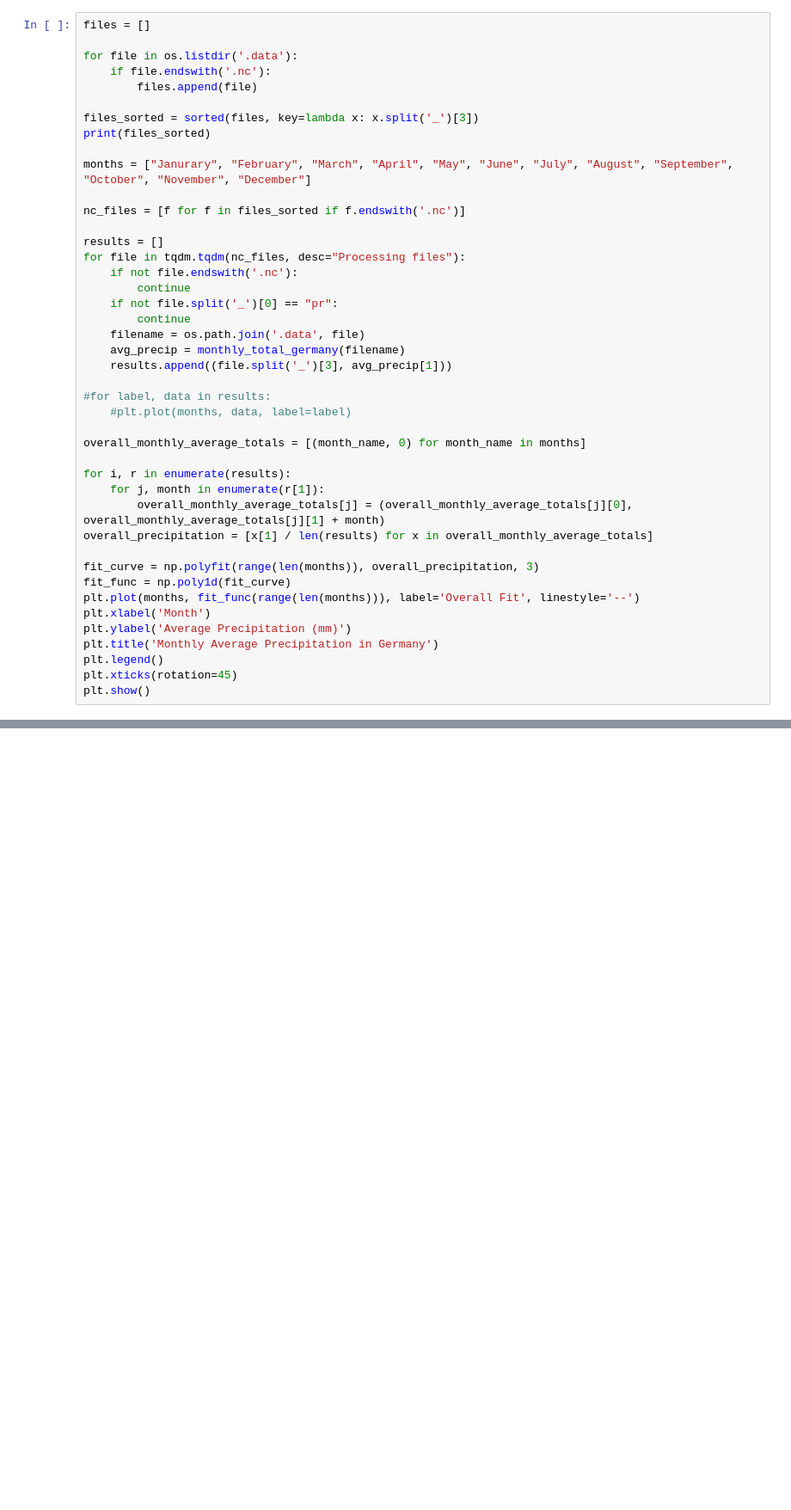
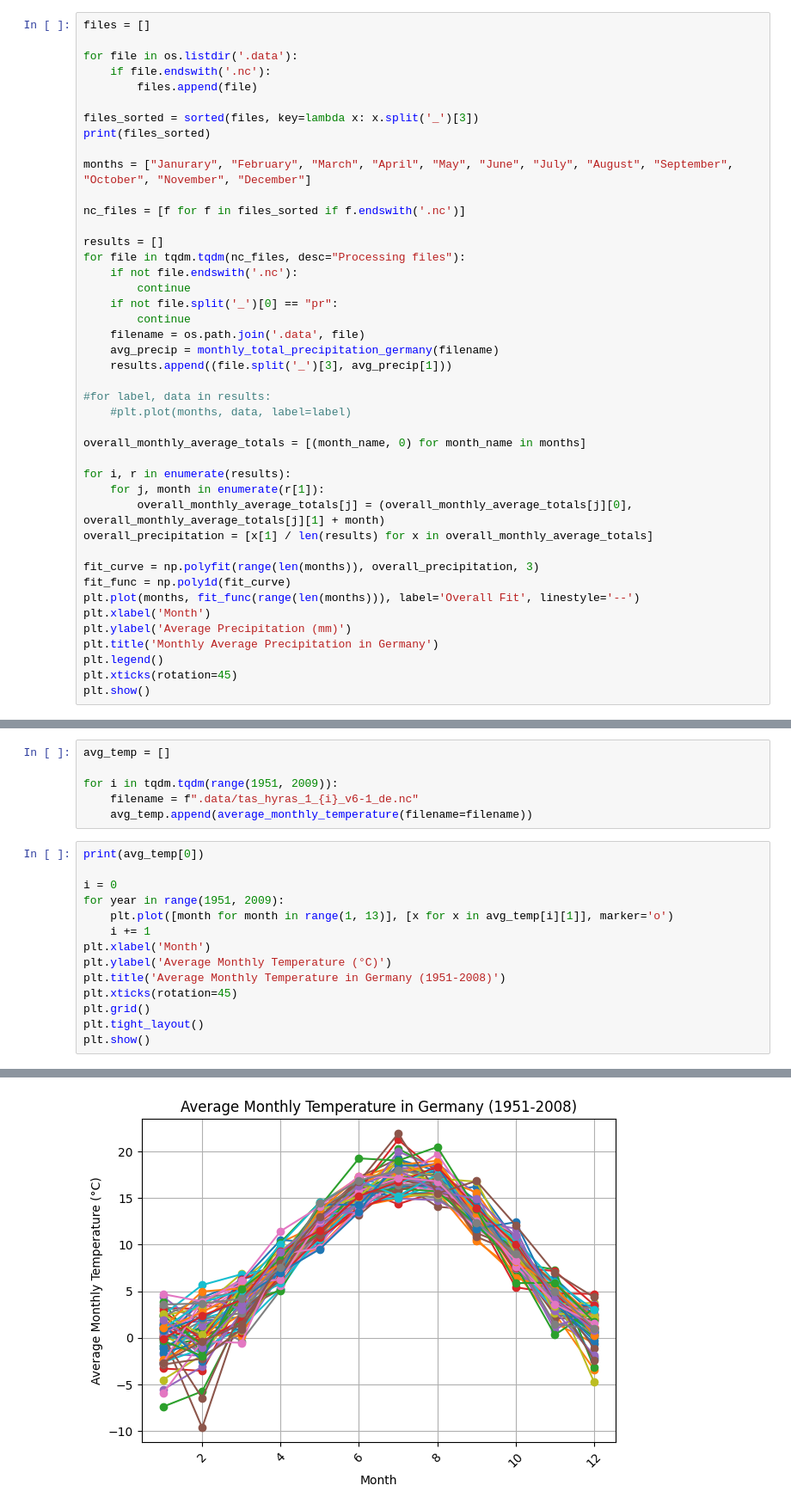
Before and after one commit to gespel/CropYieldModel, a Jupyter notebook: main.ipynb, the cells around one changed output, grey strips where cells are left out. Shown at 86% size. Cells and saved outputs as stored; diff of their text form; blank space fills up the shorter version.

Commit message:
feat(main.ipynb): Adding average monthly temperature graph

```diff
--- a/main.ipynb
+++ b/main.ipynb
@@ -25,7 +25,7 @@ for file in tqdm.tqdm(nc_files, desc="Processing files"):
     if not file.split('_')[0] == "pr":
         continue
     filename = os.path.join('.data', file)
-    avg_precip = monthly_total_germany(filename)
+    avg_precip = monthly_total_precipitation_germany(filename)
     results.append((file.split('_')[3], avg_precip[1]))
 
 #for label, data in results:
@@ -260,3 +260,24 @@ plt.xticks(rotation=45)
   Text(340000000.0, 0, '3.4'),
   Text(360000000.0, 0, '3.6')])
 [figure]
+# %%
+avg_temp = []
+
+for i in tqdm.tqdm(range(1951, 2009)):
+    filename = f".data/tas_hyras_1_{i}_v6-1_de.nc"
+    avg_temp.append(average_monthly_temperature(filename=filename))
+# %%
+print(avg_temp[0])
+
+i = 0
+for year in range(1951, 2009):
+    plt.plot([month for month in range(1, 13)], [x for x in avg_temp[i][1]], marker='o')
+    i += 1
+plt.xlabel('Month')
+plt.ylabel('Average Monthly Temperature (°C)')
+plt.title('Average Monthly Temperature in Germany (1951-2008)')
+plt.xticks(rotation=45)
+plt.grid()
+plt.tight_layout()
+plt.show()
+# %% [output]
@@ -262,0 +287 @@ plt.xticks(rotation=45)
+[figure, added]
```
Also changed, not shown: parts of 2 cells of this notebook, 1 other file.
